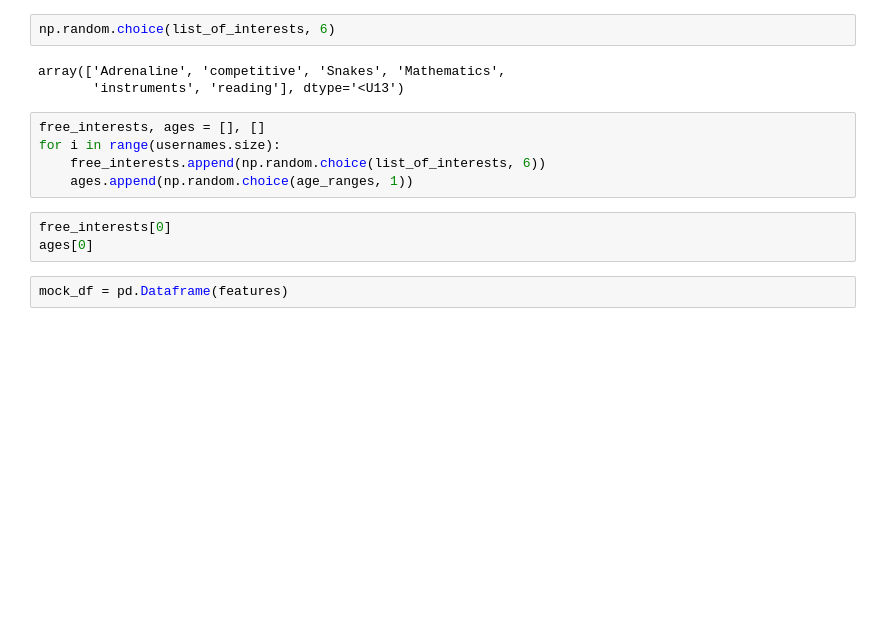
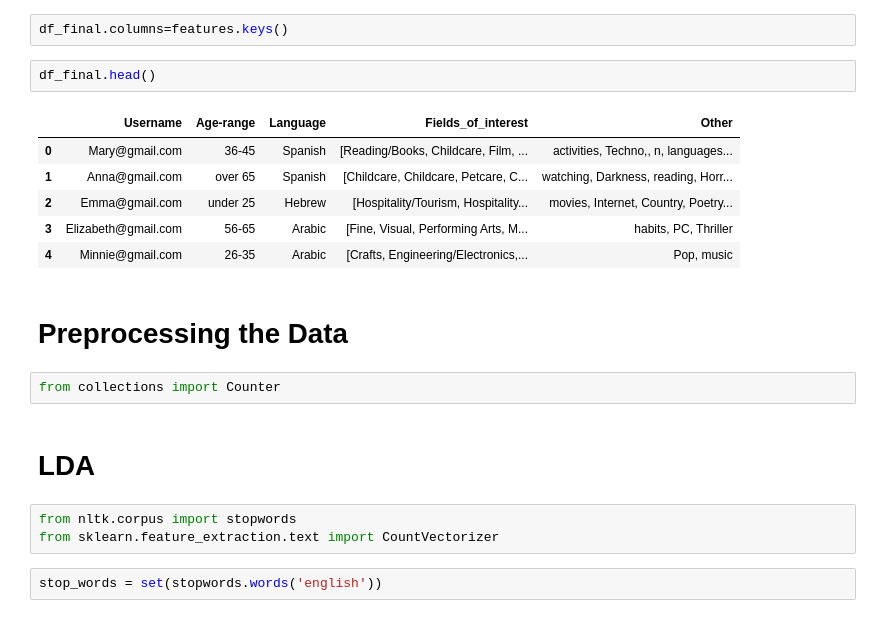
Before and after one commit to yaniv92648/Sup, a Jupyter notebook: Sup.ipynb, the cells around one changed output. Drawn from its saved outputs; the diff is of its cells as text; blank space fills up the shorter version.

Commit message:
finished dataframe

```diff
--- a/Sup.ipynb
+++ b/Sup.ipynb
@@ -110,15 +107,22 @@ len(list_of_interests)
-# %%
-np.random.choice(list_of_interests, 6)
-# %% [output]
-array(['Adrenaline', 'competitive', 'Snakes', 'Mathematics',
-       'instruments', 'reading'], dtype='<U13')
-# %%
-free_interests, ages = [], []
-for i in range(usernames.size):
-    free_interests.append(np.random.choice(list_of_interests, 6))
-    ages.append(np.random.choice(age_ranges, 1))
-# %%
-free_interests[0]
-ages[0]
-# %%
-mock_df = pd.Dataframe(features)
+# %%
+df_final.columns=features.keys()
+# %%
+df_final.head()
+# %% [output]
+|  | Username | Age-range | Language | Fields_of_interest | Other |
+| 0 | Mary@gmail.com | 36-45 | Spanish | [Reading/Books, Childcare, Film, ... | activities, Techno,, n, languages... |
+| 1 | Anna@gmail.com | over 65 | Spanish | [Childcare, Childcare, Petcare, C... | watching, Darkness, reading, Horr... |
+| 2 | Emma@gmail.com | under 25 | Hebrew | [Hospitality/Tourism, Hospitality... | movies, Internet, Country, Poetry... |
+| 3 | Elizabeth@gmail.com | 56-65 | Arabic | [Fine, Visual, Performing Arts, M... | habits, PC, Thriller |
+| 4 | Minnie@gmail.com | 26-35 | Arabic | [Crafts, Engineering/Electronics,... | Pop, music |
+# %% [markdown]
+# Preprocessing the Data
+# %%
+from collections import Counter
+# %% [markdown]
+# LDA
+# %%
+from nltk.corpus import stopwords
+from sklearn.feature_extraction.text import CountVectorizer
+# %%
+stop_words = set(stopwords.words('english'))
```
Also changed, not shown: parts of 18 cells of this notebook.
